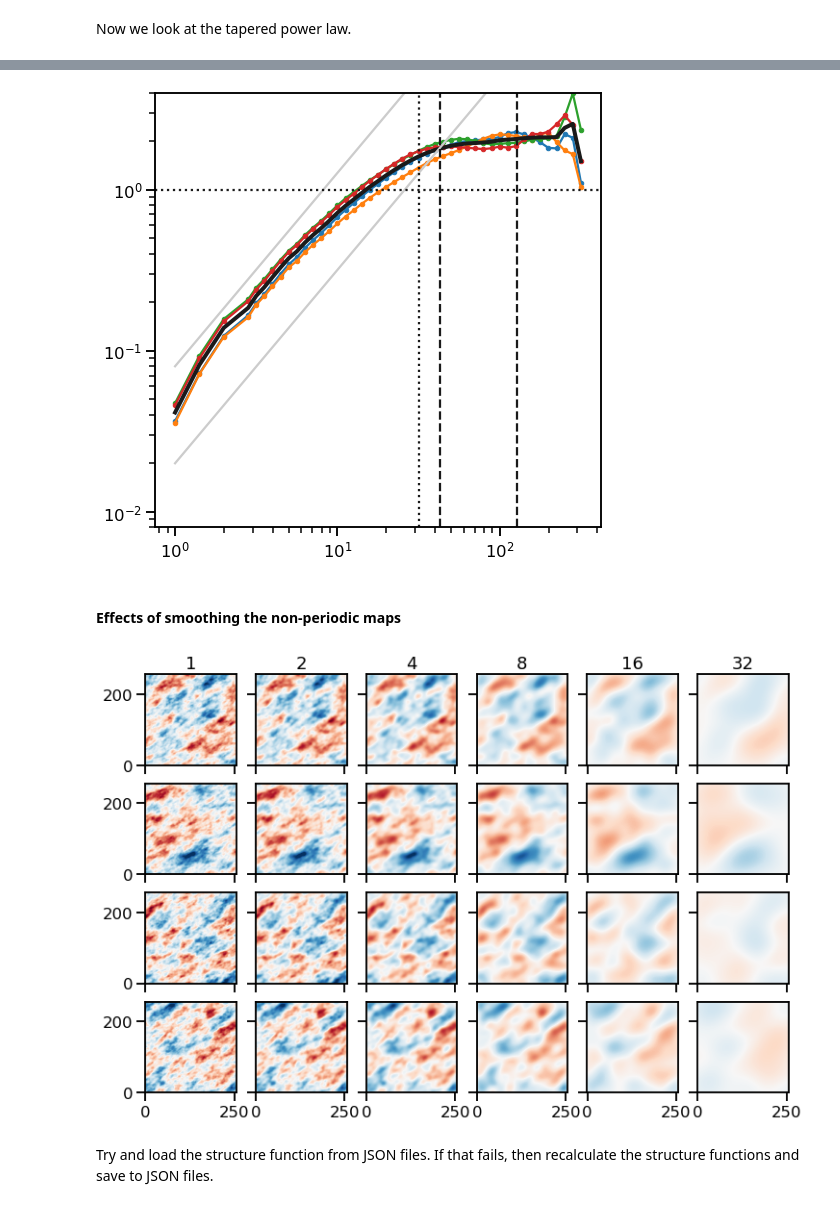
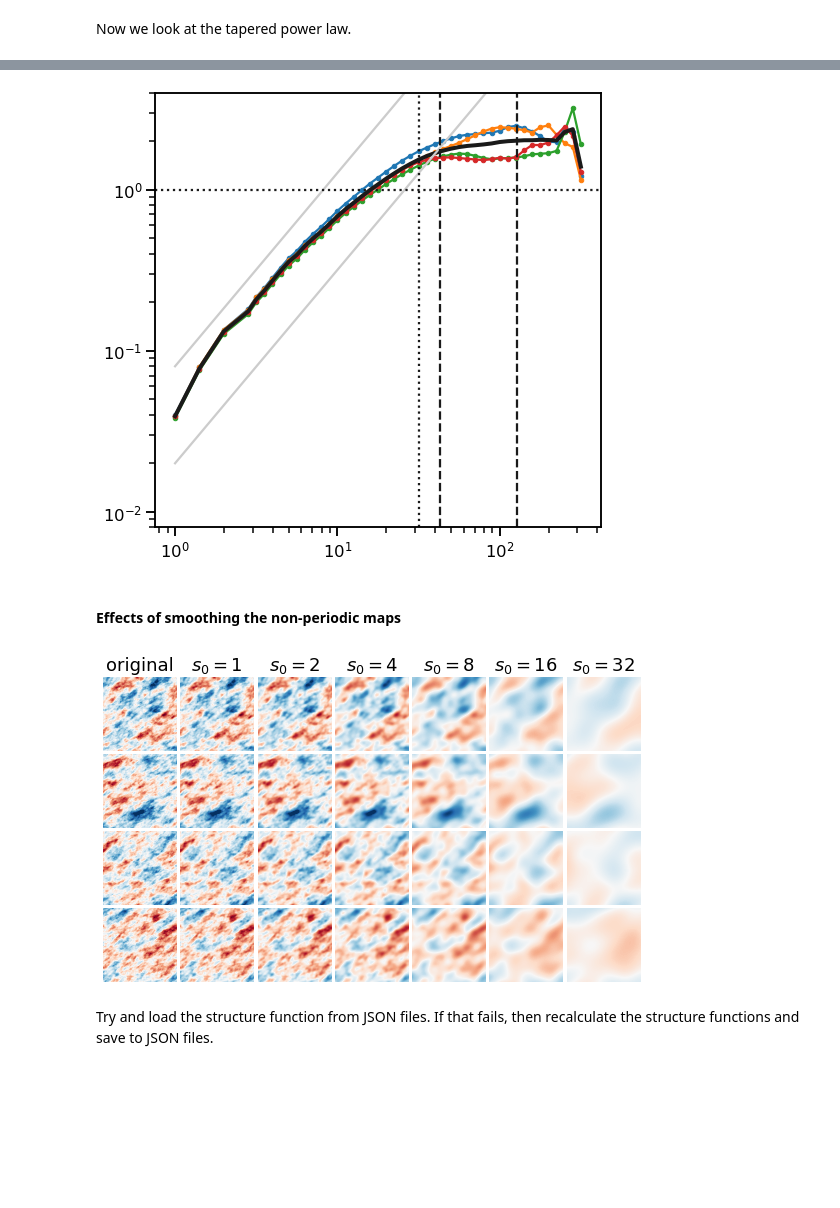
Before and after one commit to will-henney/mariano-velocity-statistics, a Jupyter notebook: fake-maps-seeing.ipynb, the cells around one changed output, grey strips where cells are left out. Saved outputs shown, nothing was run; the diff lists cells and outputs as text; code cells hidden in the pictures; blank space fills up the shorter version.

```diff
--- a/fake-maps-seeing.ipynb
+++ b/fake-maps-seeing.ipynb
@@ -343,14 +343,16 @@ This time, the apparent correlation length is 1/6 of the map size, albeit with s
 Now we look at the tapered power law.
 # %%
 vms_t = split_square_in_4(
-    make_extended(
-        2 * N, powerlaw=2.0 + m,
-        ellip=0.5, theta=45,
-        correlation_length=r0,
-        randomseed=2021_10_08,
+    normalize(
+        make_extended(
+            2 * N, powerlaw=2.0 + m,
+            ellip=0.5, theta=45,
+            correlation_length=r0,
+            randomseed=2021_10_08,
+        )
     )
 )
-vms_t = [normalize(_) for _ in vms_t]
+# vms_t = [normalize(_) for _ in vms_t]
 
 fig, axes = plt.subplots(
     2, 2,
@@ -393,7 +395,7 @@ ax.set(
     ylim=[8e-3, 4],
 );
 # %% [output]
-[figure, old version]
+[figure, new version]
 # %% [markdown]
 #### Effects of smoothing the non-periodic maps
 # %%
@@ -407,20 +409,32 @@ widths = [1, 2, 4, 8, 16, 32]
 vmap_nps = {}
 for width in widths:
     kernel = Gaussian2DKernel(x_stddev=width)
-    vmap_nps[width] = [convolve_fft(normalize(_), kernel)
-                       for _ in split_square_in_4(vmap2x2_t)]
+    vmap_nps[width] = split_square_in_4(
+        convolve_fft(normalize(vmap2x2_t), kernel, boundary="wrap")
+    )
+#   vmap_nps[width] = [convolve_fft(normalize(_), kernel)
+#                      for _ in split_square_in_4(vmap2x2_t)]
 # %%
-ncols = len(widths)
+ncols = len(widths) + 1
 nrows = 4
 fig, axes = plt.subplots(
-    nrows, ncols, figsize=(12, 8), sharex=True, sharey=True,
+    nrows, ncols, figsize=(8, 5.1), sharex=True, sharey=True,
 )
+for j, vm in enumerate(vms_t):
+    im = axes[j, 0].imshow(vm, **imshow_kwds)
+axes[0, 0].set_title("original")
 for i, width in enumerate(widths):
     for j, vm in enumerate(vmap_nps[width]):
-        im = axes[j, i].imshow(vm, **imshow_kwds)
-    axes[0, i].set_title(str(width))
+        im = axes[j, i + 1].imshow(vm, **imshow_kwds)
+    axes[0, i + 1].set_title(fr"$s_0 = {width}$")
+
+for ax in axes.flat:
+    ax.set(xticks=[], yticks=[])
+sns.despine(left=True, bottom=True)
+fig.tight_layout(h_pad=0.2, w_pad=0.2)
+fig.savefig("fake-seeing-nonp-thumbnails.pdf");
 # %% [output]
-[figure, old version]
+[figure, new version]
 # %%
 def values2arrays(d):
     for k in d.keys():
```
Also changed, not shown: parts of 31 cells of this notebook, 29 other files.
